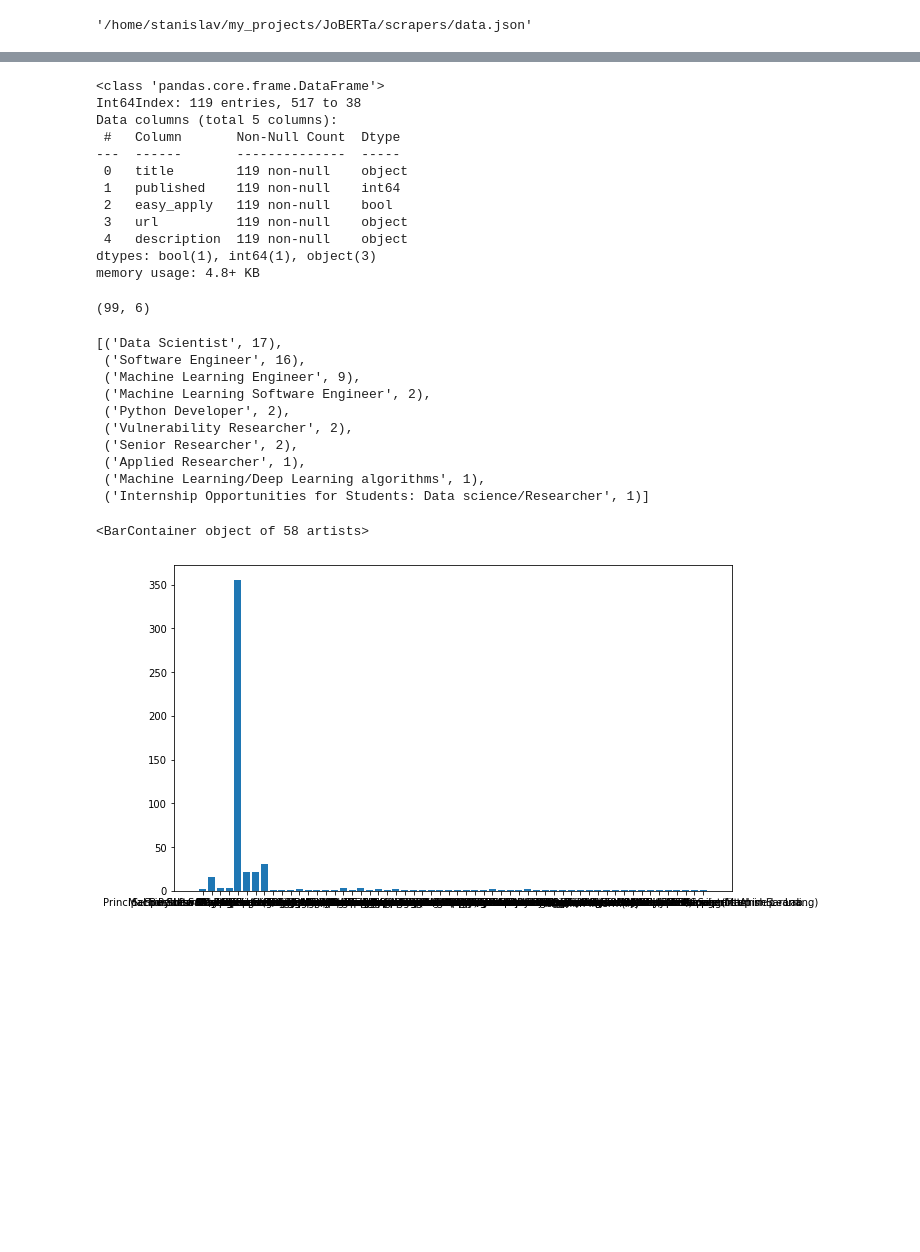
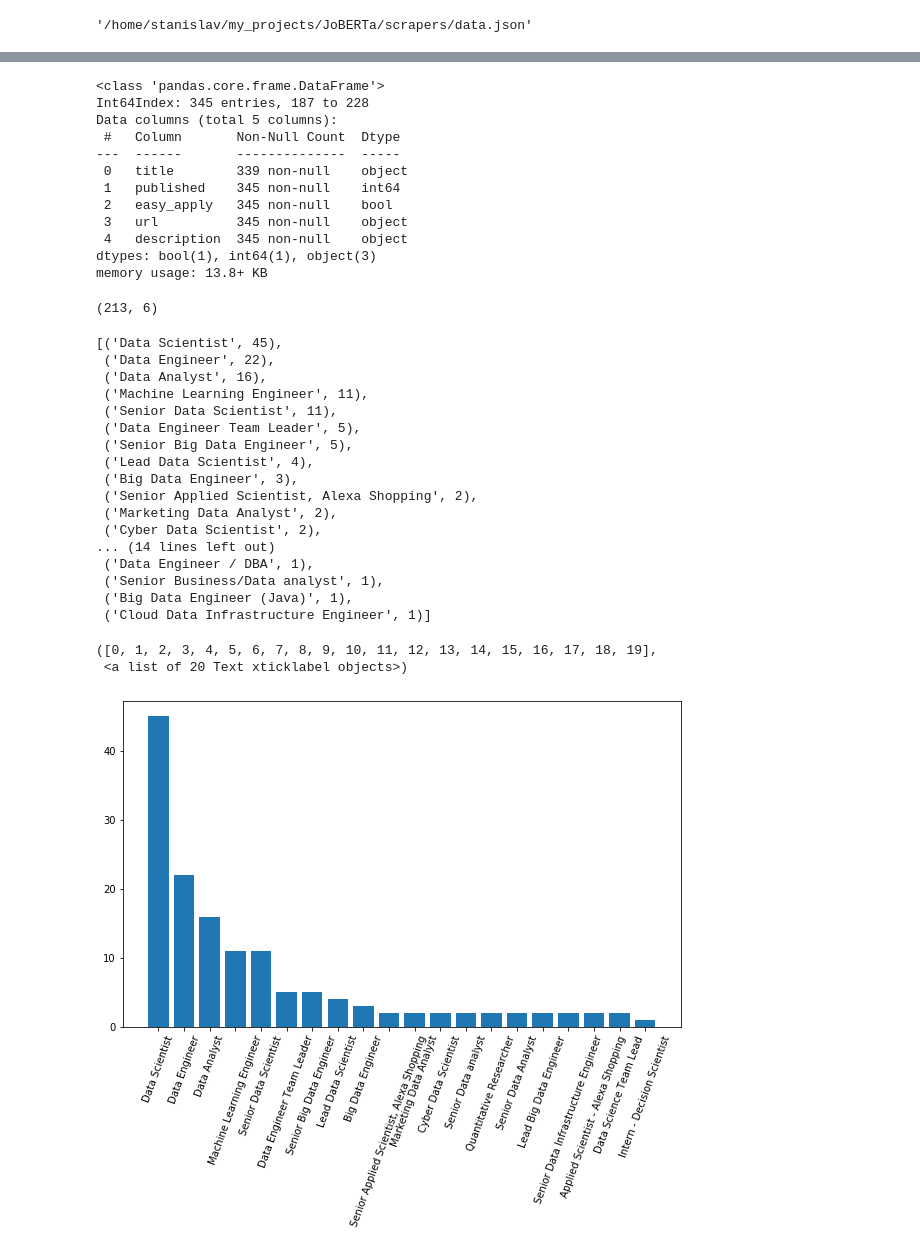
Before and after one commit to NicePit/JoBERTa, a Jupyter notebook: jupyter/explore.ipynb, the cells around one changed output, grey strips where cells are left out. Saved outputs shown, nothing was run; the diff lists cells and outputs as text; code cells hidden in the pictures; blank space fills up the shorter version.

```diff
--- a/jupyter/explore.ipynb
+++ b/jupyter/explore.ipynb
@@ -24,8 +24,8 @@ data_path
 # %% [output]
 '/home/stanislav/my_projects/JoBERTa/scrapers/data.json'
 # %%
-df = pd.read_json(data_path).drop_duplicates(inplace=False)
+df = pd.read_json(data_path).drop_duplicates(inplace=False,subset='url')
 df['published'] = df['published'].apply(lambda x: int(re.match('\d+',x)[0]))
 df = df.sort_values(by='published')
-df.head(20)
+df.shape
 # %% [output]
@@ -50,17 +48,17 @@ df.head(20)
 df.info()
 # %% [output]
 <class 'pandas.core.frame.DataFrame'>
-Int64Index: 119 entries, 517 to 38
+Int64Index: 345 entries, 187 to 228
 Data columns (total 5 columns):
  #   Column       Non-Null Count  Dtype
 ---  ------       --------------  -----
- 0   title        119 non-null    object
- 1   published    119 non-null    int64
- 2   easy_apply   119 non-null    bool
- 3   url          119 non-null    object
- 4   description  119 non-null    object
+ 0   title        339 non-null    object
+ 1   published    345 non-null    int64
+ 2   easy_apply   345 non-null    bool
+ 3   url          345 non-null    object
+ 4   description  345 non-null    object
 dtypes: bool(1), int64(1), object(3)
-memory usage: 4.8+ KB
+memory usage: 13.8+ KB
 # %%
 def detect_language(text):
     try:
@@ -72,24 +70,35 @@ df['language'] = df['description'].apply(lambda x: detect_language(x))
 df = df[df['language']=='en']
 df.shape
 # %% [output]
-(99, 6)
+(213, 6)
 # %%
+MOST_COMMON = 30
+
 positions = Counter(df['title'])
-positions.most_common(10)
+positions.most_common(MOST_COMMON)
 # %% [output]
-[('Data Scientist', 17),
- ('Software Engineer', 16),
- ('Machine Learning Engineer', 9),
- ('Machine Learning Software Engineer', 2),
- ('Python Developer', 2),
- ('Vulnerability Researcher', 2),
- ('Senior Researcher', 2),
- ('Applied Researcher', 1),
- ('Machine Learning/Deep Learning algorithms', 1),
- ('Internship Opportunities for Students: Data science/Researcher', 1)]
+[('Data Scientist', 45),
+ ('Data Engineer', 22),
+ ('Data Analyst', 16),
+ ('Machine Learning Engineer', 11),
+ ('Senior Data Scientist', 11),
+ ('Data Engineer Team Leader', 5),
+ ('Senior Big Data Engineer', 5),
+ ('Lead Data Scientist', 4),
+ ('Big Data Engineer', 3),
+ ('Senior Applied Scientist, Alexa Shopping', 2),
+ ('Marketing Data Analyst', 2),
+ ('Cyber Data Scientist', 2),
+... (14 lines left out)
+ ('Data Engineer / DBA', 1),
+ ('Senior Business/Data analyst', 1),
+ ('Big Data Engineer (Java)', 1),
+ ('Cloud Data Infrastructure Engineer', 1)]
 # %%
 fig, ax = plt.subplots(figsize=(10, 6))
-ax.bar(x=list(positions.keys()),height=list(positions.values()))
+ax.bar(x=[_[0] for _ in positions.most_common(MOST_COMMON)],height=[_[1] for _ in positions.most_common(MOST_COMMON)])
+plt.xticks(rotation=70)
 # %% [output]
-<BarContainer object of 58 artists>
+([0, 1, 2, 3, 4, 5, 6, 7, 8, 9, 10, 11, 12, 13, 14, 15, 16, 17, 18, 19],
+ <a list of 20 Text xticklabel objects>)
-[figure, old version]
+[figure, new version]
```
Also changed, not shown: parts of 2 cells of this notebook, 1 other file.
